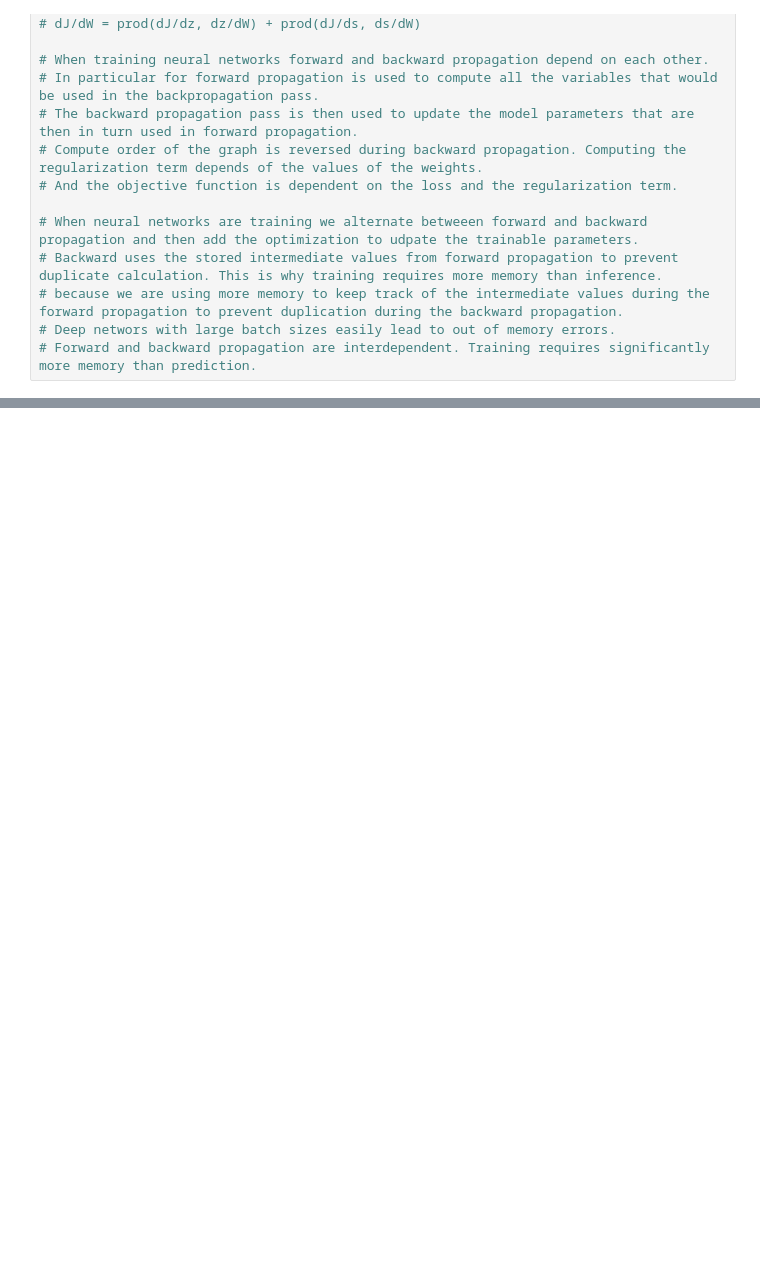
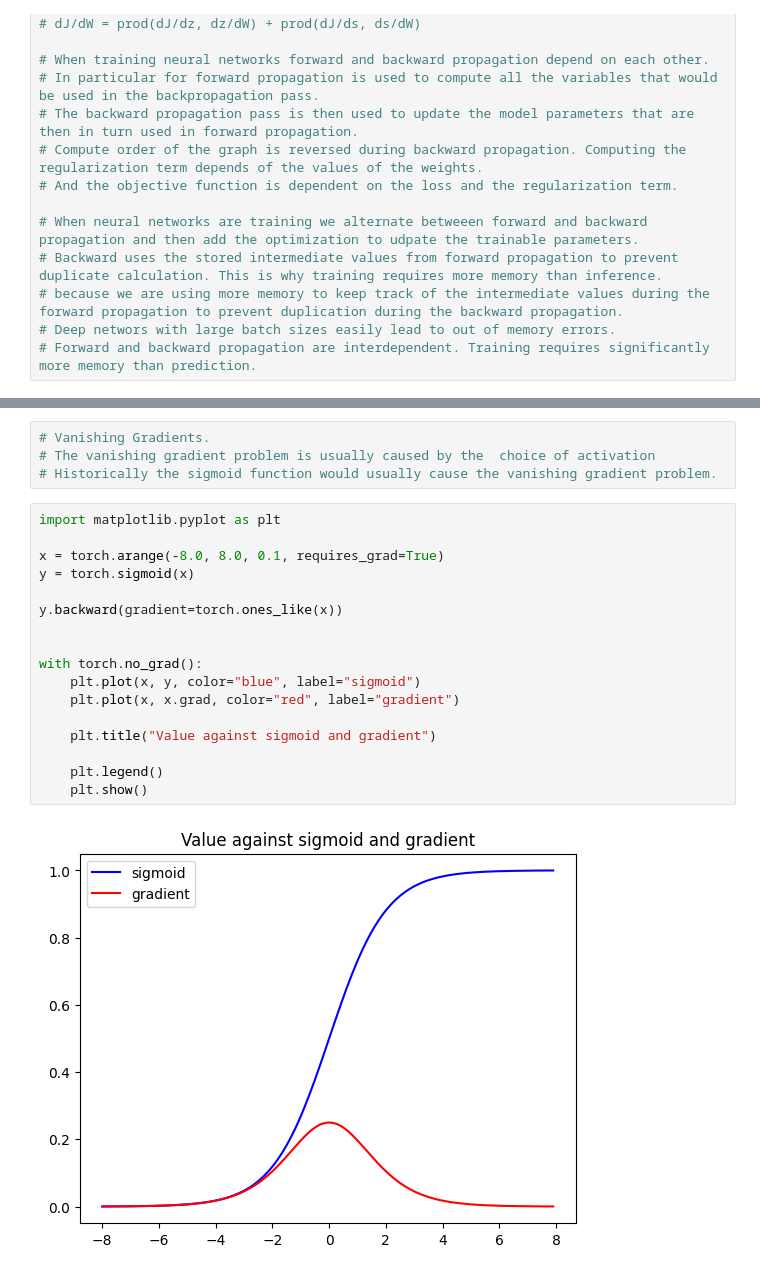
Before and after one commit to asuzukosi/deep-learning-deep-dive-notebooks, a Jupyter notebook: notebooks/multilayer_perceptrons.ipynb, the cells around one changed output, grey strips where cells are left out. Drawn from its saved outputs; the diff is of its cells as text; blank space fills up the shorter version.

```diff
--- a/notebooks/multilayer_perceptrons.ipynb
+++ b/notebooks/multilayer_perceptrons.ipynb
@@ -305,0 +328,23 @@ The operation took 0.0031957626342773438 seconds
+# %%
+# Vanishing Gradients.
+# The vanishing gradient problem is usually caused by the  choice of activation
+# Historically the sigmoid function would usually cause the vanishing gradient problem.
+# %%
+import matplotlib.pyplot as plt
+
+x = torch.arange(-8.0, 8.0, 0.1, requires_grad=True)
+y = torch.sigmoid(x)
+
+y.backward(gradient=torch.ones_like(x))
+
+
+with torch.no_grad():
+    plt.plot(x, y, color="blue", label="sigmoid")
+    plt.plot(x, x.grad, color="red", label="gradient")
+
+    plt.title("Value against sigmoid and gradient")
+
+    plt.legend()
+    plt.show()
+# %% [output]
+[figure, added]
```
Also changed, not shown: parts of 50 cells of this notebook.
